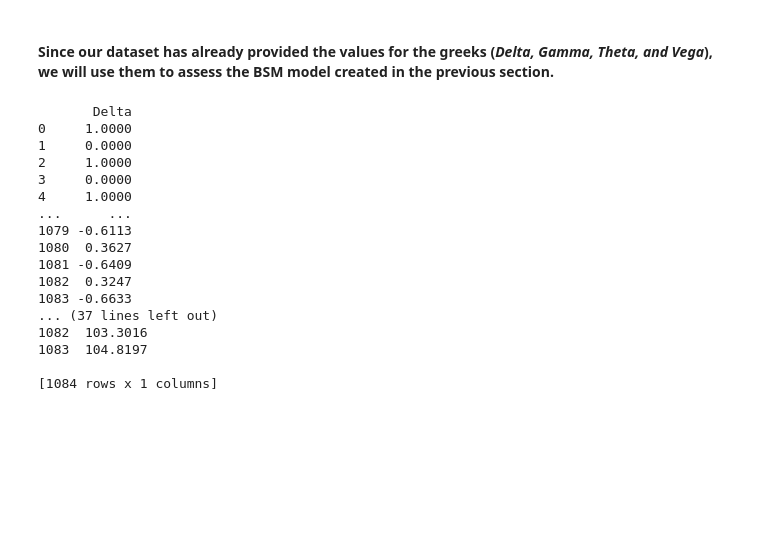
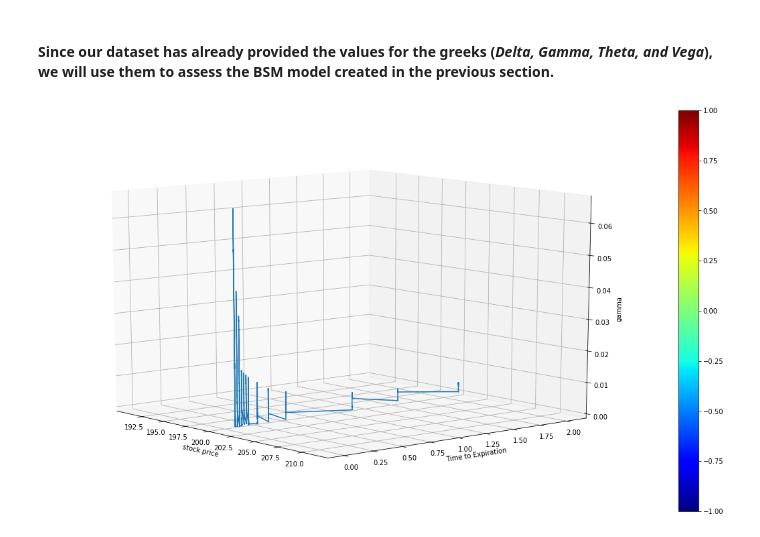
Before and after one commit to DanielHead96/4156ML, a Jupyter notebook: Research.ipynb, the cells around one changed output. Saved outputs shown, nothing was run; the diff lists cells and outputs as text; code cells hidden in the pictures; blank space fills up the shorter version.

```diff
--- a/Research.ipynb
+++ b/Research.ipynb
@@ -289,22 +289,26 @@ delta = X[['Delta']]
 gamma = X[['Gamma']]
 theta = X[['Theta']]
 vega = X[['Vega']]
-print(delta, gamma, theta, vega)
-# %% [output]
-       Delta
-0     1.0000
-1     0.0000
-2     1.0000
-3     0.0000
-4     1.0000
-...      ...
-1079 -0.6113
-1080  0.3627
-1081 -0.6409
-1082  0.3247
-1083 -0.6633
-... (37 lines left out)
-1082  103.3016
-1083  104.8197
-
-[1084 rows x 1 columns]
+# %%
+strike = bsmX.iloc[:, 1].to_frame()
+time = bsmX.iloc[:, 4].to_frame()
+# %%
+from mpl_toolkits.mplot3d import Axes3D
+from matplotlib import cm
+from matplotlib import animation
+
+z = gamma.to_numpy()
+fig = plt.figure(figsize=(20,11))
+ax = fig.add_subplot(111, projection='3d')
+ax.view_init(12,320)
+ax.plot_wireframe(strike, time, z, rstride=1, cstride=1)
+ax.plot_surface(strike, time, z, facecolors=cm.jet(delta),linewidth=0.001, rstride=1, cstride=1, alpha = 0.75)
+ax.set_zlim3d(0, z.max())
+ax.set_xlabel('stock price')
+ax.set_ylabel('Time to Expiration')
+ax.set_zlabel('gamma')
+m = cm.ScalarMappable(cmap=cm.jet)
+m.set_array(delta)
+cbar = plt.colorbar(m)
+# %% [output]
+[figure, added]
```
